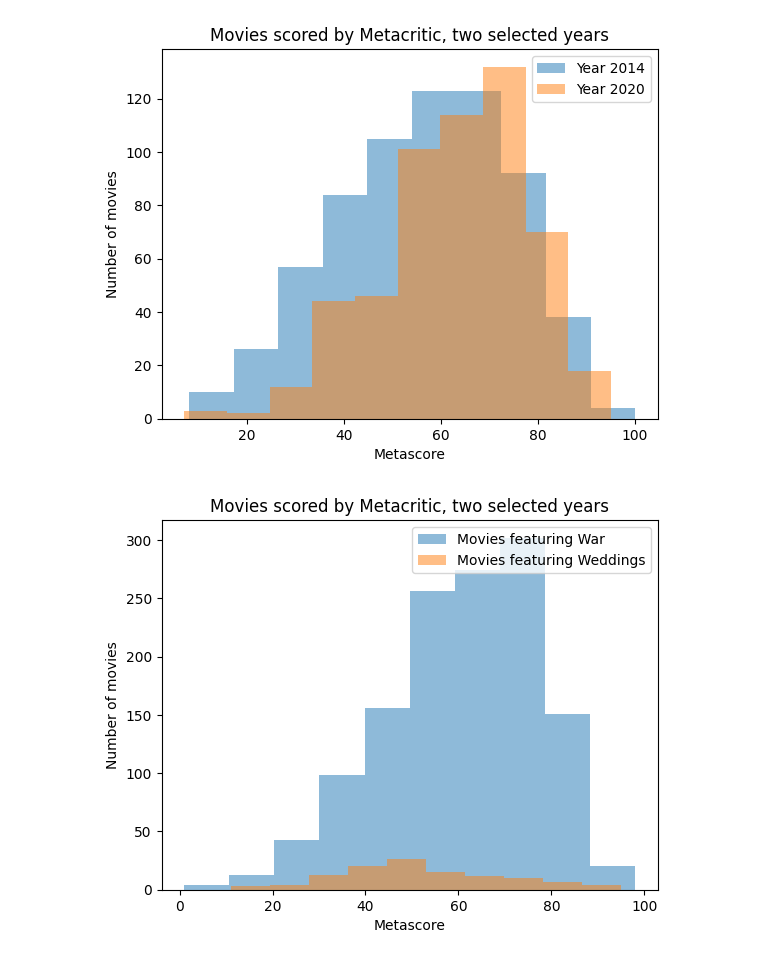
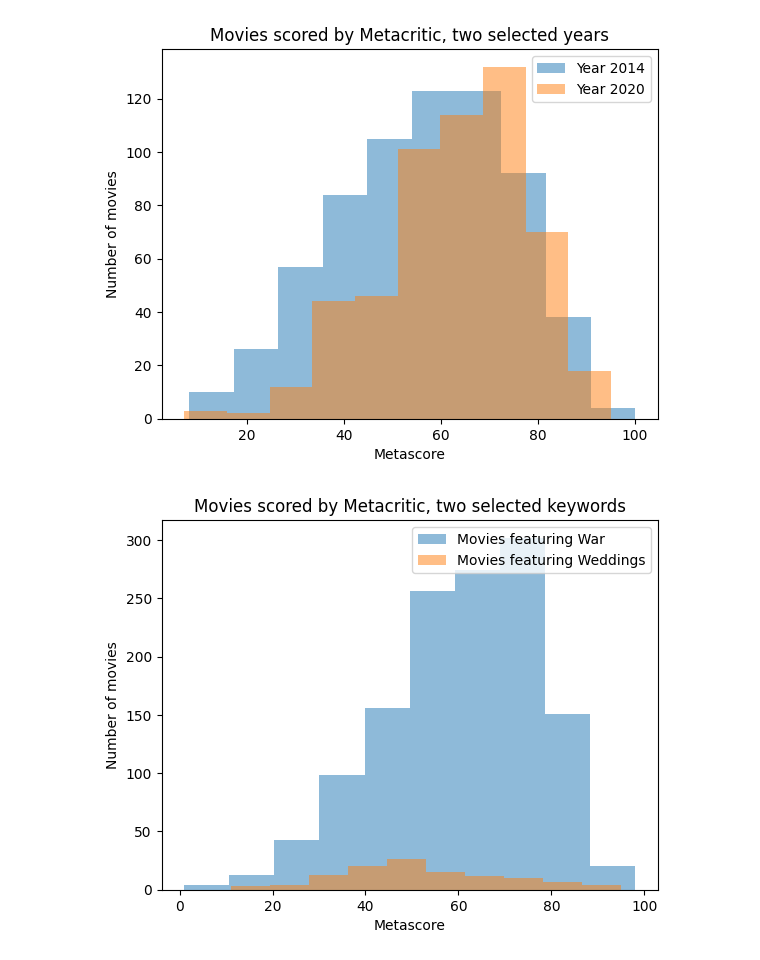
Before and after one commit to hselymes/DA320, a Jupyter notebook: Midterm/MongoDB dashboard.ipynb, the cells around one changed output. Cells and saved outputs as stored; diff of their text form; code cells hidden in the pictures.

```diff
--- a/Midterm/MongoDB dashboard.ipynb
+++ b/Midterm/MongoDB dashboard.ipynb
@@ -94,21 +94,21 @@ pyplot.show()
 # %% [output]
 [figure]
 # %%
-# Comparing histograms by keywords
+# Comparing overlaid histograms of all movie scores by keywords comparing 'Wedding' to 'War' on Metacritic
 
 from matplotlib import pyplot
 
 # Retrieve metascore for 2 different years
 scores_wedding = metacritic[metacritic['description'].str.contains("wedding")].score
 scores_war = metacritic[metacritic['description'].str.contains("war")].score
 
 # Plot data into buckets
-pyplot.title("Movies scored by Metacritic, two selected years")
+pyplot.title("Movies scored by Metacritic, two selected keywords")
 pyplot.xlabel('Metascore')
 pyplot.ylabel('Number of movies')
 pyplot.hist(scores_war, alpha=0.5, label = 'Movies featuring War')
 pyplot.hist(scores_wedding, alpha = 0.5, label = 'Movies featuring Weddings')
 pyplot.legend(loc='upper right')
 pyplot.show()
 # %% [output]
-[figure, old version]
+[figure, new version]
```
Also changed, not shown: parts of 2 cells of this notebook, 1 other file.
